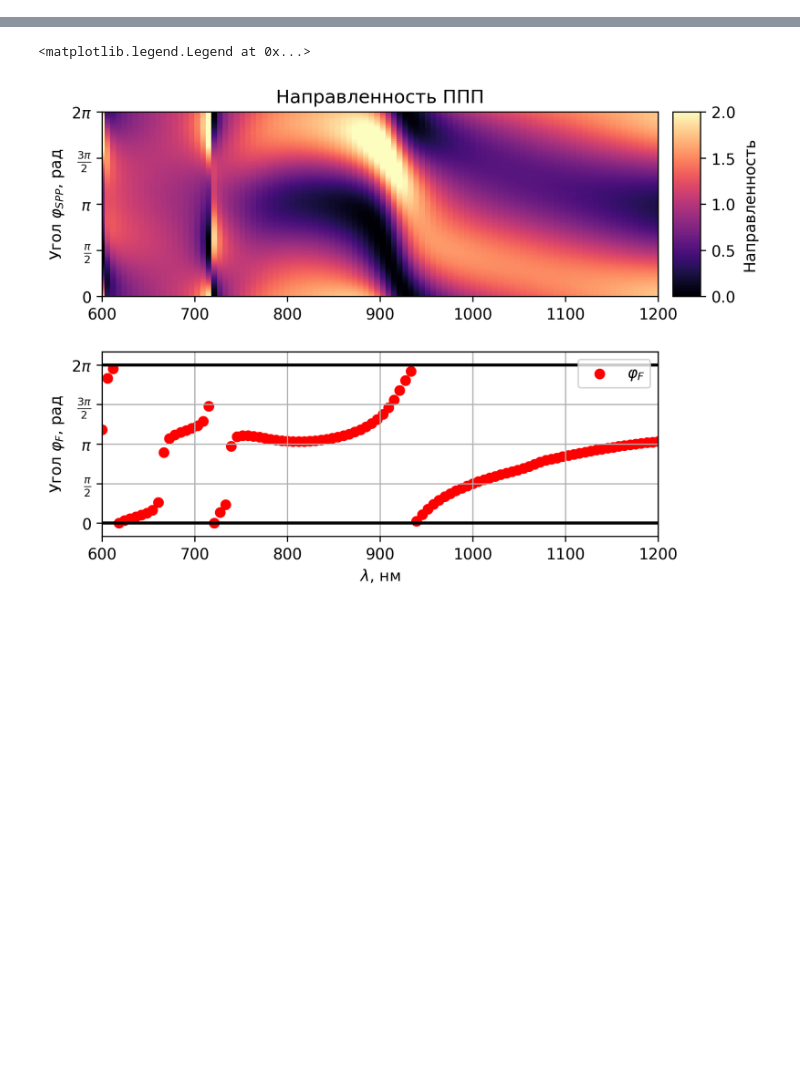
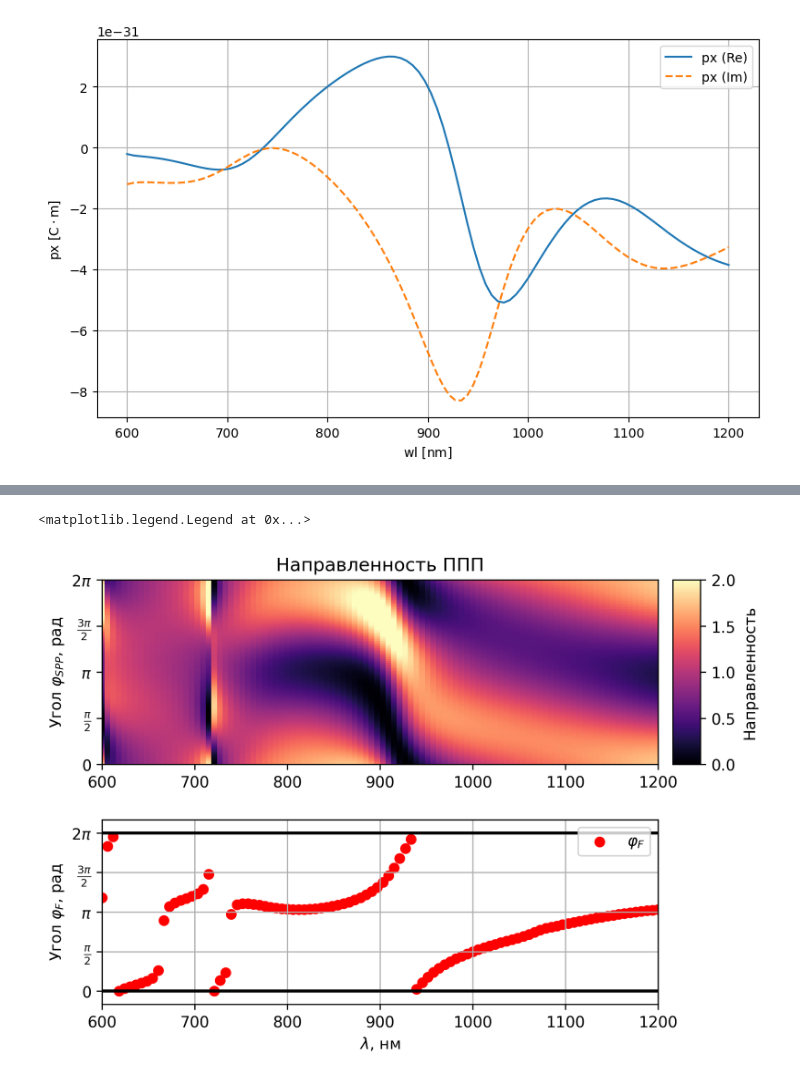
Before and after one commit to semyonbo/SPP_ANALYTICAL, a Jupyter notebook: plasmon_force.ipynb, the cells around one changed output, grey strips where cells are left out. Cells and saved outputs as stored; diff of their text form; code cells hidden in the pictures; blank space fills up the shorter version.

```diff
--- a/plasmon_force.ipynb
+++ b/plasmon_force.ipynb
@@ -63,0 +118,4 @@ for i in tqdm(range(len(wls))):
+# %%
+Visualizer.plot_component(sweep_res[0], 'wl', 'px')
+# %% [output]
+[figure, added]
```
Also changed, not shown: parts of 20 cells of this notebook, 28 other files.
